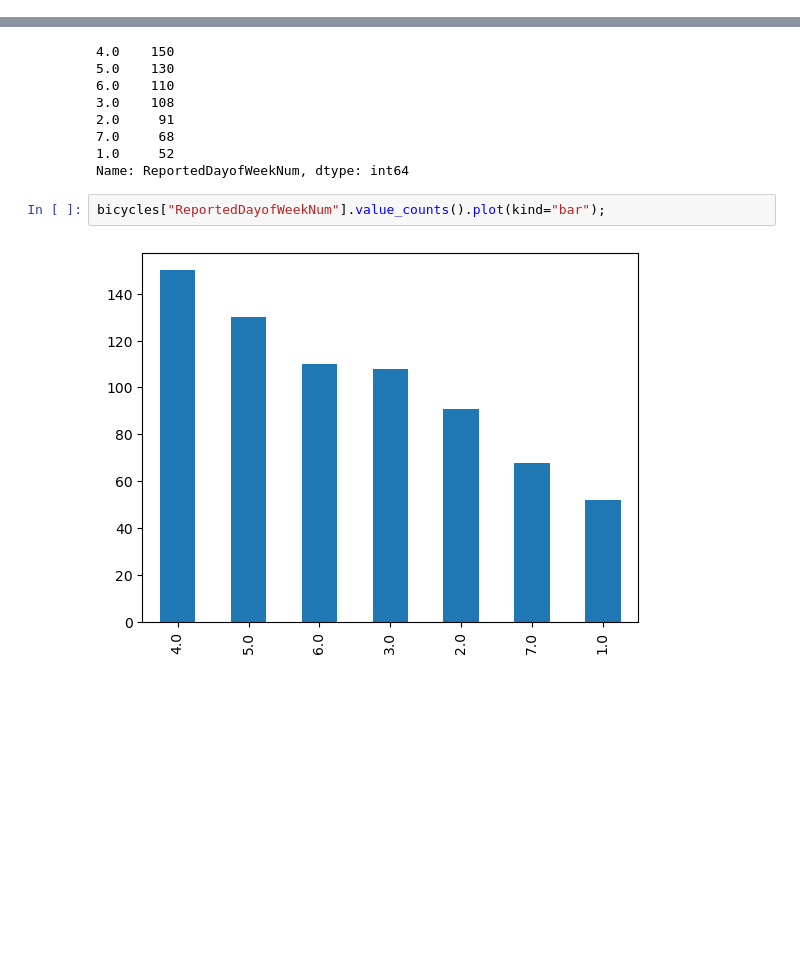
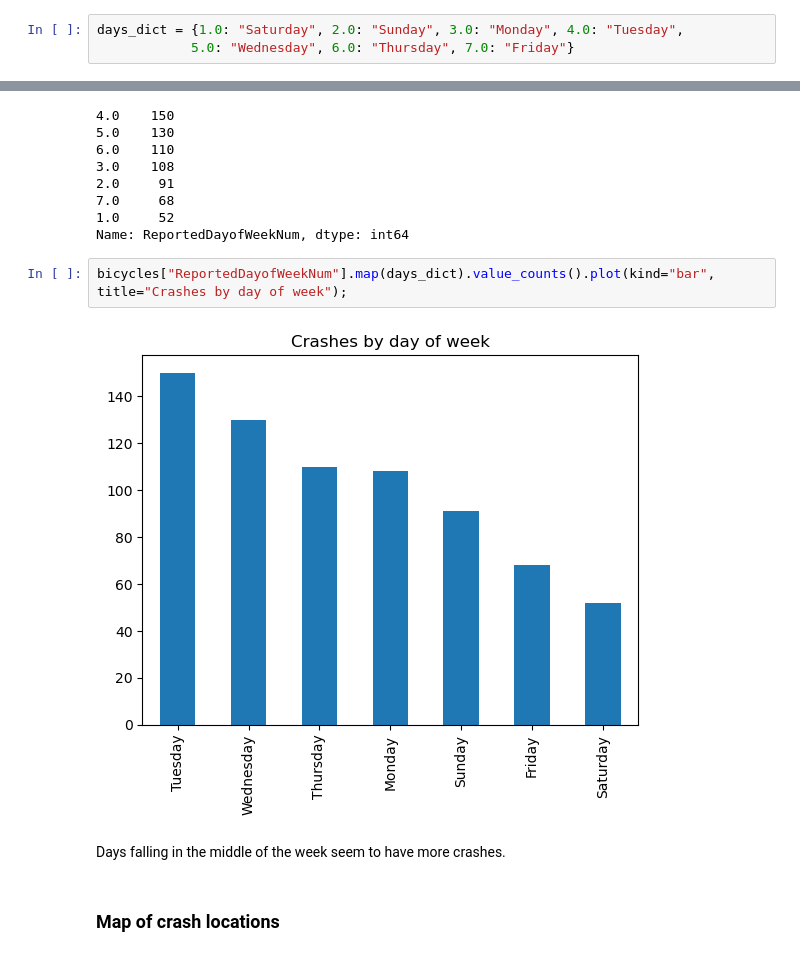
Before and after one commit to lalynjay/boulder_crahes, a Jupyter notebook: notebook.ipynb, the cells around one changed output, grey strips where cells are left out. Saved outputs shown, nothing was run; the diff lists cells and outputs as text; blank space fills up the shorter version.

```diff
--- a/notebook.ipynb
+++ b/notebook.ipynb
@@ -294,0 +285,3 @@ bicycles["WeatherCondition"].value_counts().plot(kind="bar");
+# %%
+days_dict = {1.0: "Saturday", 2.0: "Sunday", 3.0: "Monday", 4.0: "Tuesday",
+            5.0: "Wednesday", 6.0: "Thursday", 7.0: "Friday"}
@@ -304,7 +308,11 @@ bicycles["ReportedDayofWeekNum"].value_counts()
 1.0     52
 Name: ReportedDayofWeekNum, dtype: int64
 # %%
-bicycles["ReportedDayofWeekNum"].value_counts().plot(kind="bar");
+bicycles["ReportedDayofWeekNum"].map(days_dict).value_counts().plot(kind="bar", title="Crashes by day of week");
 # %% [output]
-[figure, old version]
+[figure, new version]
+# %% [markdown]
+Days falling in the middle of the week seem to have more crashes.
+# %% [markdown]
+### Map of crash locations
 # %%
```
Also changed, not shown: parts of 30 cells of this notebook.
